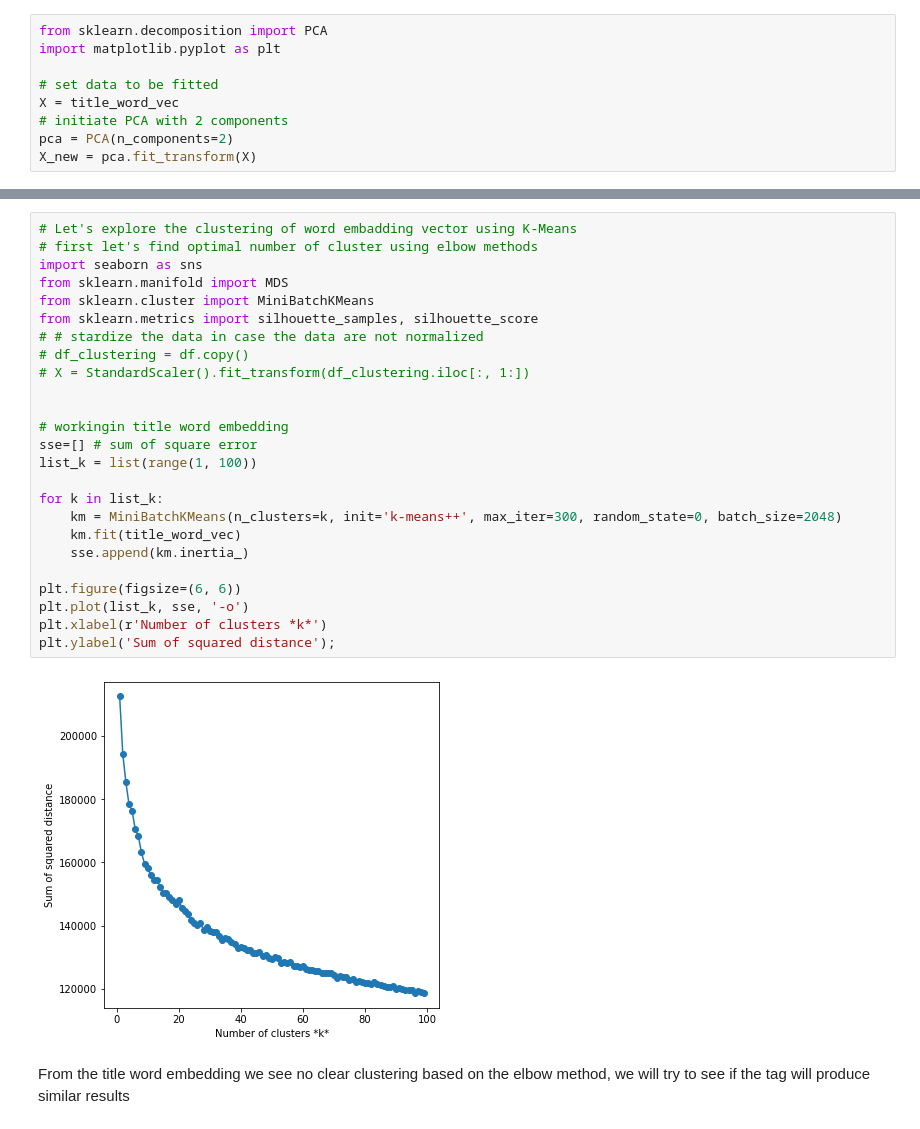
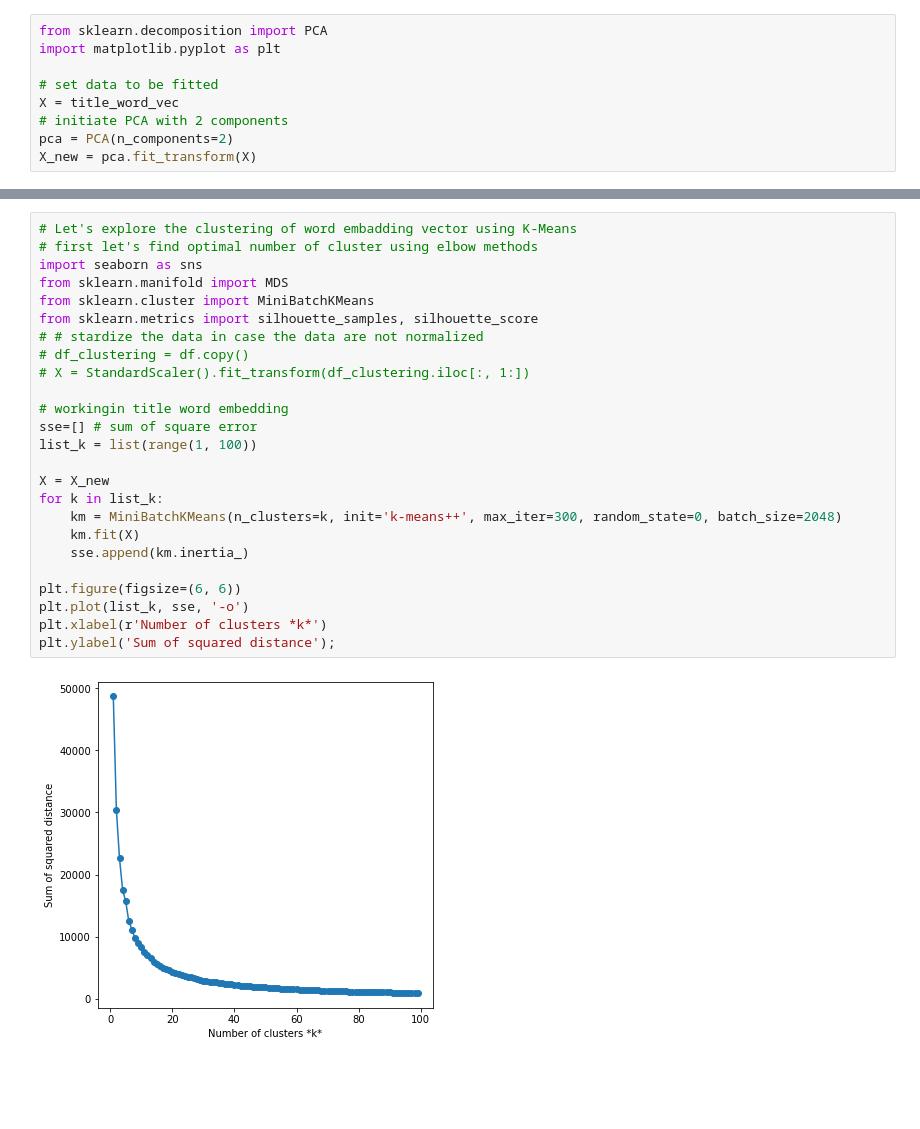
Before and after one commit to ajinkyabhanudas/SIADS696, a Jupyter notebook: EDA_Poom.ipynb, the cells around one changed output, grey strips where cells are left out. Cells and saved outputs as stored; diff of their text form; blank space fills up the shorter version.

```diff
--- a/EDA_Poom.ipynb
+++ b/EDA_Poom.ipynb
@@ -177,29 +183,27 @@ def biplot(score,coeff,pcax,pcay,labels=None):
 # %%
 # Let's explore the clustering of word embadding vector using K-Means
 # first let's find optimal number of cluster using elbow methods
 import seaborn as sns
 from sklearn.manifold import MDS
 from sklearn.cluster import MiniBatchKMeans
 from sklearn.metrics import silhouette_samples, silhouette_score
 # # stardize the data in case the data are not normalized
 # df_clustering = df.copy()
 # X = StandardScaler().fit_transform(df_clustering.iloc[:, 1:])
 
-
 # workingin title word embedding
 sse=[] # sum of square error
 list_k = list(range(1, 100))
 
+X = X_new
 for k in list_k:
     km = MiniBatchKMeans(n_clusters=k, init='k-means++', max_iter=300, random_state=0, batch_size=2048)
-    km.fit(title_word_vec)
+    km.fit(X)
     sse.append(km.inertia_)
 
 plt.figure(figsize=(6, 6))
 plt.plot(list_k, sse, '-o')
 plt.xlabel(r'Number of clusters *k*')
 plt.ylabel('Sum of squared distance');
 # %% [output]
-[figure, old version]
+[figure, new version]
-# %% [markdown]
-From the title word embedding we see no clear clustering based on the elbow method, we will try to see if the tag will produce similar results
```
Also changed, not shown: parts of 6 cells of this notebook.
